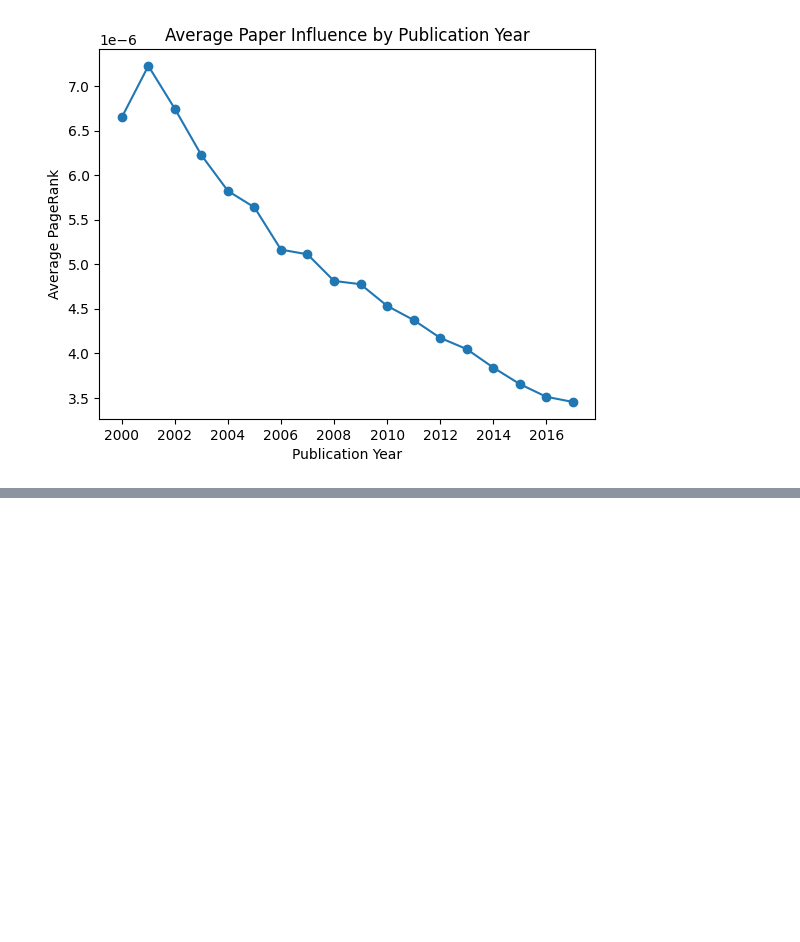
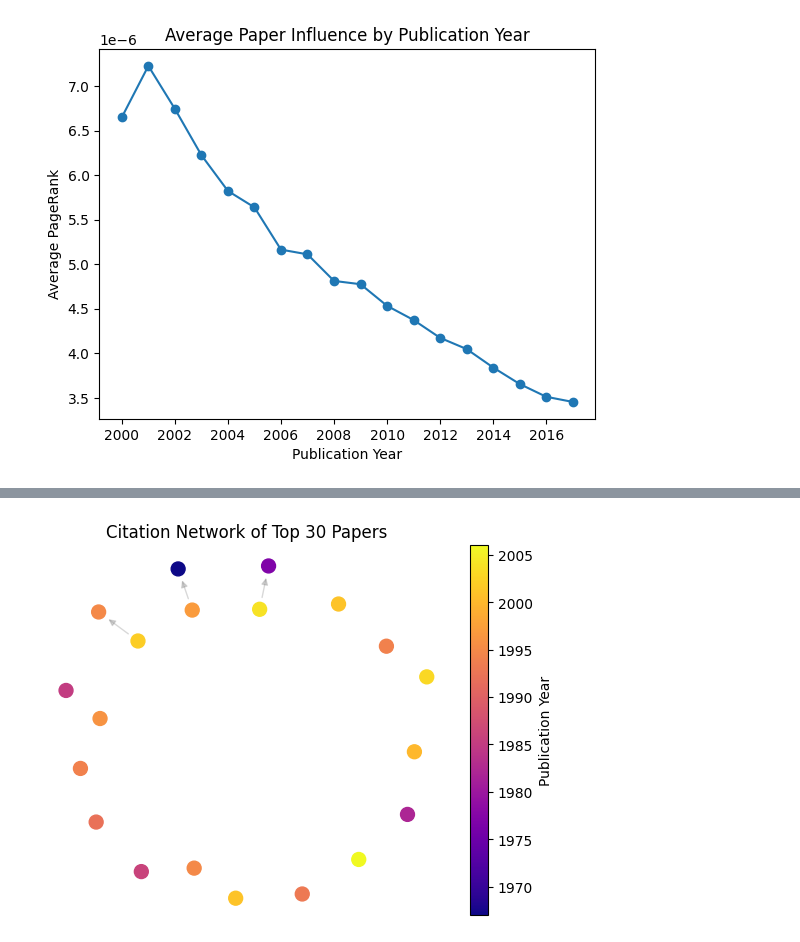
Before and after one commit to alesss-b/Data-Science-I-Group-Project, a Jupyter notebook: citation_network_analysis.ipynb, the cells around one changed output, grey strips where cells are left out. Saved outputs shown, nothing was run; the diff lists cells and outputs as text; code cells hidden in the pictures; blank space fills up the shorter version.

Commit message:
added citation network visualization

```diff
--- a/citation_network_analysis.ipynb
+++ b/citation_network_analysis.ipynb
@@ -205,3 +205,20 @@ breakthrough[['title', 'year', 'venue', 'n_citation', 'citation_velocity', 'page
 | 12 | Complex network measures of brain... | 2010 | NeuroImage | 3955 | 494.375000 | 0.000152 |
 | 13 | GPSR: greedy perimeter stateless ... | 2000 | acm ieee international conference... | 8821 | 490.055556 | 0.000574 |
 | 14 | Network flows: theory, algorithms... | 1993 | Journal of the Operational Resear... | 11120 | 444.800000 | 0.000559 |
+# %%
+"""Visualize Citation Network"""
+top_ids = set(top_papers['id'].head(30))
+subgraph = citation_graph.subgraph(top_ids)
+
+year_map = sample.set_index('id')['year'].to_dict()
+node_years = [year_map.get(node, START_YEAR) for node in subgraph.nodes()]
+
+pos = nx.spring_layout(subgraph, seed = RANDOM_STATE)
+nx.draw_networkx_edges(subgraph, pos, alpha = 0.3, edge_color = 'gray', arrows = True)
+sc = nx.draw_networkx_nodes(subgraph, pos, node_color = node_years, cmap = plt.cm.plasma, node_size = 100)
+plt.colorbar(sc, label='Publication Year')
+plt.title('Citation Network of Top 30 Papers')
+plt.axis('off')
+plt.show()
+# %% [output]
+[figure, added]
```
